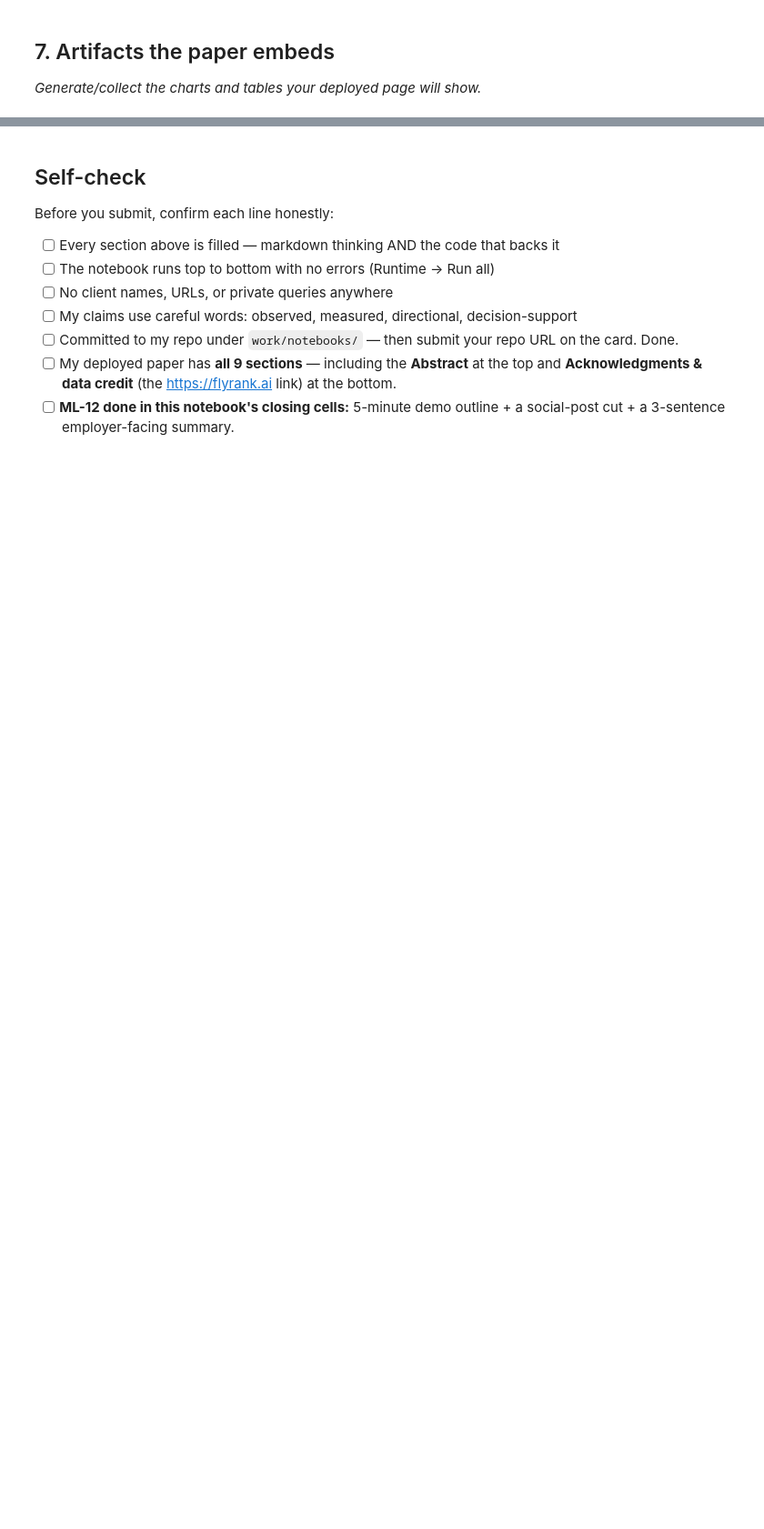
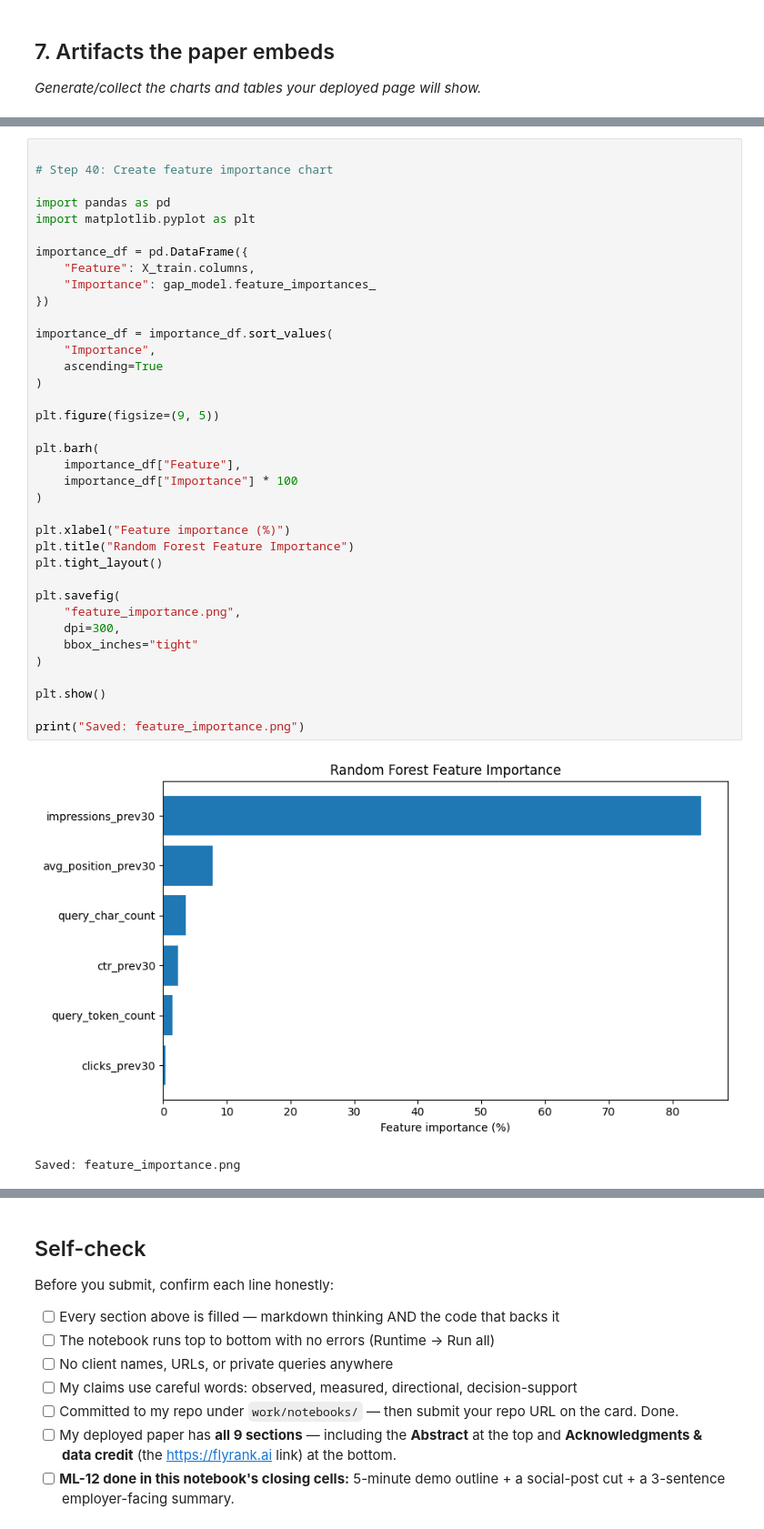
Before and after one commit to barak-hub/flyrank-ml-internship, a Jupyter notebook: work/notebooks/capstone.ipynb, the cells around one changed output, grey strips where cells are left out. Shown at 91% size. Cells and saved outputs as stored; diff of their text form; blank space fills up the shorter version.

```diff
--- a/work/notebooks/capstone.ipynb
+++ b/work/notebooks/capstone.ipynb
@@ -36,0 +1990,40 @@ This skeleton is yours to fill. Work the sections **in order** — each one has
+# %%
+
+# Step 40: Create feature importance chart
+
+import pandas as pd
+import matplotlib.pyplot as plt
+
+importance_df = pd.DataFrame({
+    "Feature": X_train.columns,
+    "Importance": gap_model.feature_importances_
+})
+
+importance_df = importance_df.sort_values(
+    "Importance",
+    ascending=True
+)
+
+plt.figure(figsize=(9, 5))
+
+plt.barh(
+    importance_df["Feature"],
+    importance_df["Importance"] * 100
+)
+
+plt.xlabel("Feature importance (%)")
+plt.title("Random Forest Feature Importance")
+plt.tight_layout()
+
+plt.savefig(
+    "feature_importance.png",
+    dpi=300,
+    bbox_inches="tight"
+)
+
+plt.show()
+
+print("Saved: feature_importance.png")
+# %% [output]
+[figure, added]
+Saved: feature_importance.png
```
Also changed, not shown: parts of 47 cells of this notebook.
